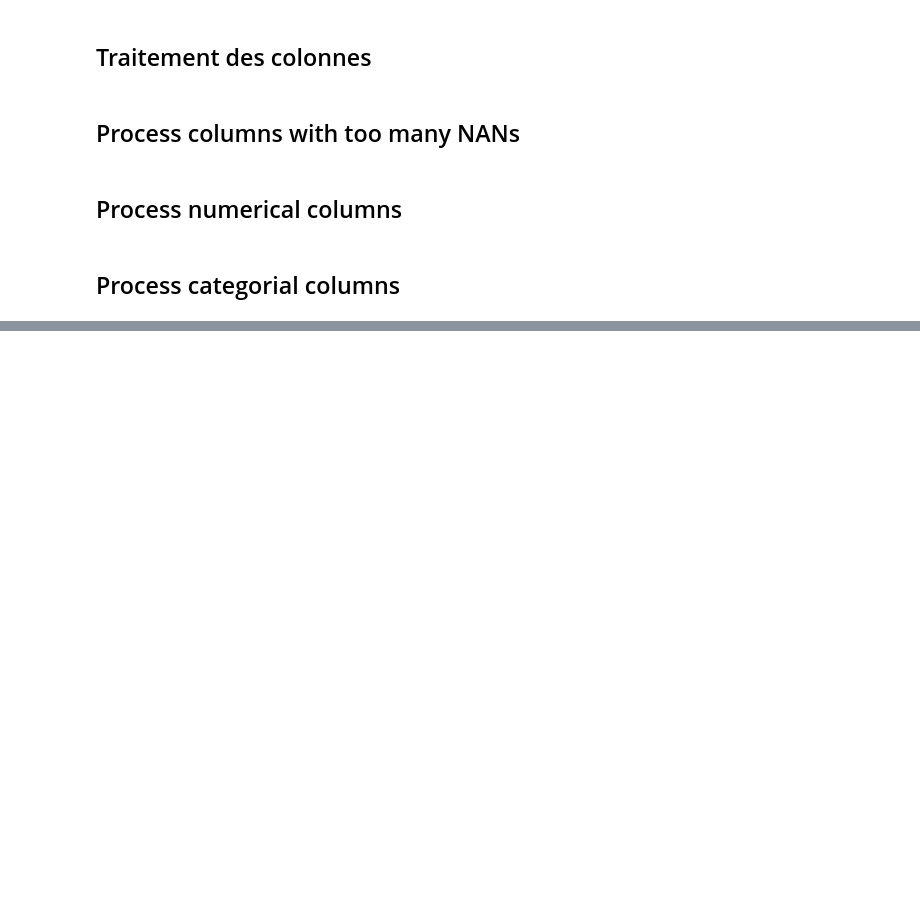
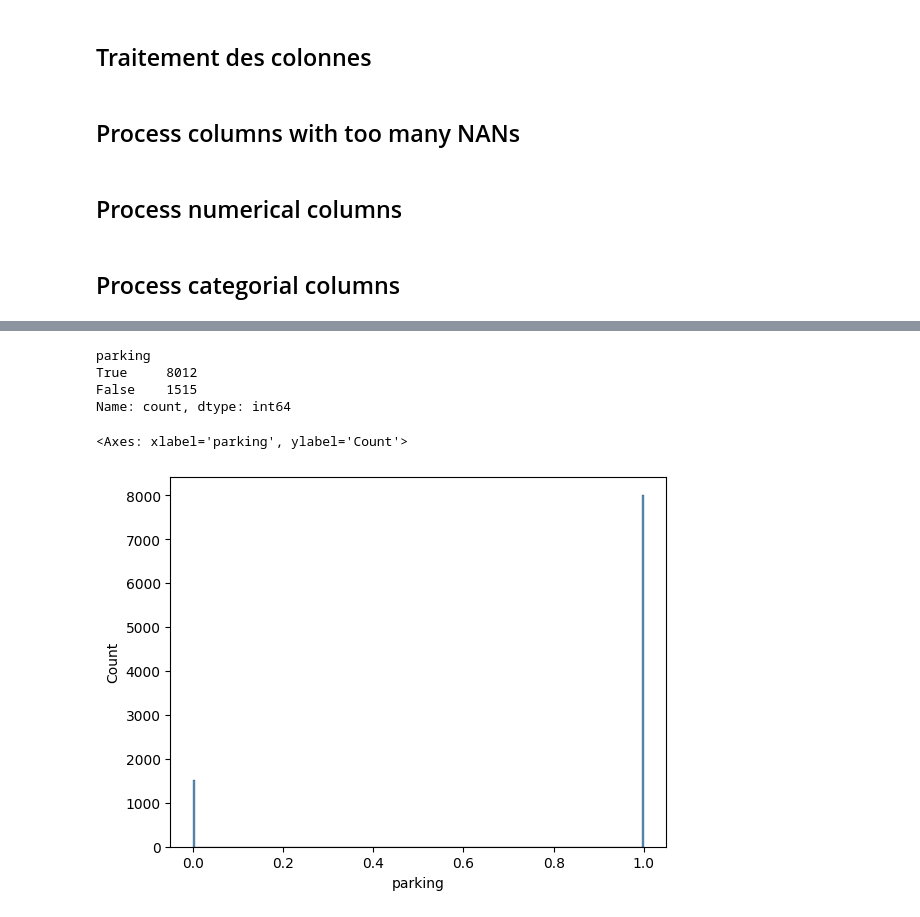
Before and after one commit to Clement2169/immocv, a Jupyter notebook: notebooks/TraitementAppartement-V1.ipynb, the cells around one changed output, grey strips where cells are left out. Drawn from its saved outputs; the diff is of its cells as text; code cells hidden in the pictures; blank space fills up the shorter version.

```diff
--- a/notebooks/TraitementAppartement-V1.ipynb
+++ b/notebooks/TraitementAppartement-V1.ipynb
@@ -300,0 +451,11 @@ print (df[columns].isna().sum())
+# %%
+print(df["parking"].value_counts())
+df["parking"] = df["parking"].replace(to_replace=[True,False],value=[1,0])
+sns.histplot(df["parking"])
+# %% [output]
+parking
+True     8012
+False    1515
+Name: count, dtype: int64
+<Axes: xlabel='parking', ylabel='Count'>
+[figure, added]
```
Also changed, not shown: parts of 13 cells of this notebook.
